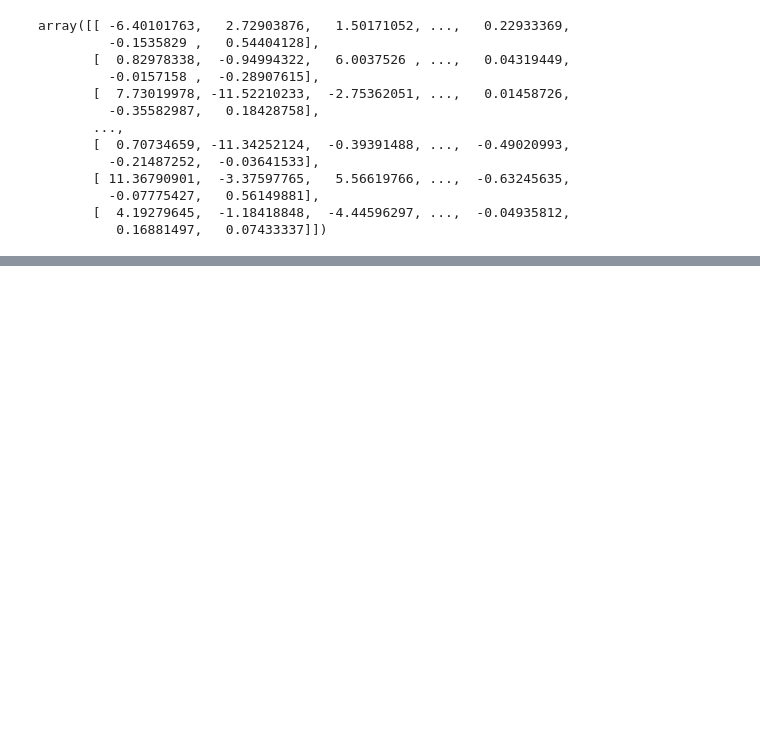
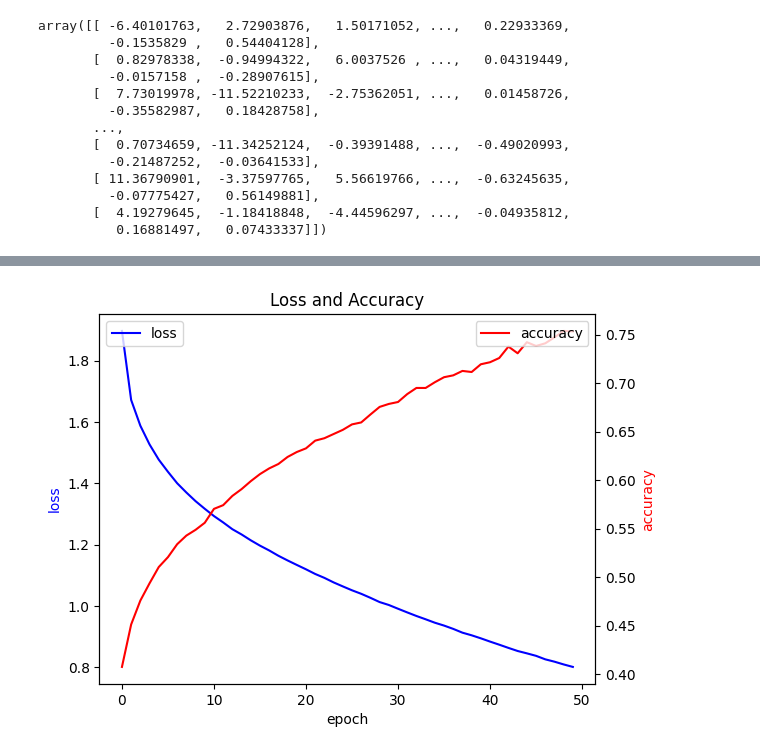
Before and after one commit to LackEfficiency/DeepLearning, a Jupyter notebook: 5329Assign1.ipynb, the cells around one changed output, grey strips where cells are left out. Cells and saved outputs as stored; diff of their text form; code cells hidden in the pictures; blank space fills up the shorter version.

```diff
--- a/5329Assign1.ipynb
+++ b/5329Assign1.ipynb
@@ -279,10 +292,8 @@ train_real[0]
 # %% [output]
 array([0., 0., 0., 0., 0., 0., 1., 0., 0., 0.])
 # %%
-# @title
 #Learning
-nn = MLP([128, 256, 128, 10], [None, "relu", "relu", "relu"], momentum = 0.9, miniBatch = 4)
-loss = nn.fit(train, train_real, learning_rate = 0.0001, epochs = 500)
-loss[-1]
+nn = MLP([128, 256, 128, 10], [None, "relu", "relu", None], momentum = 0.9, miniBatch = 4, weightDecay = 0.0001)
+loss, accuracy  = nn.fit(train, train_real, learning_rate = 0.0001, epochs = 50)
 # %% [output]
 MiniBatch
@@ -345,0 +378,4 @@ correct / test_label.shape[0]
+# %%
+print_output(loss, accuracy)
+# %% [output]
+[figure, added]
```
Also changed, not shown: parts of 8 cells of this notebook.
